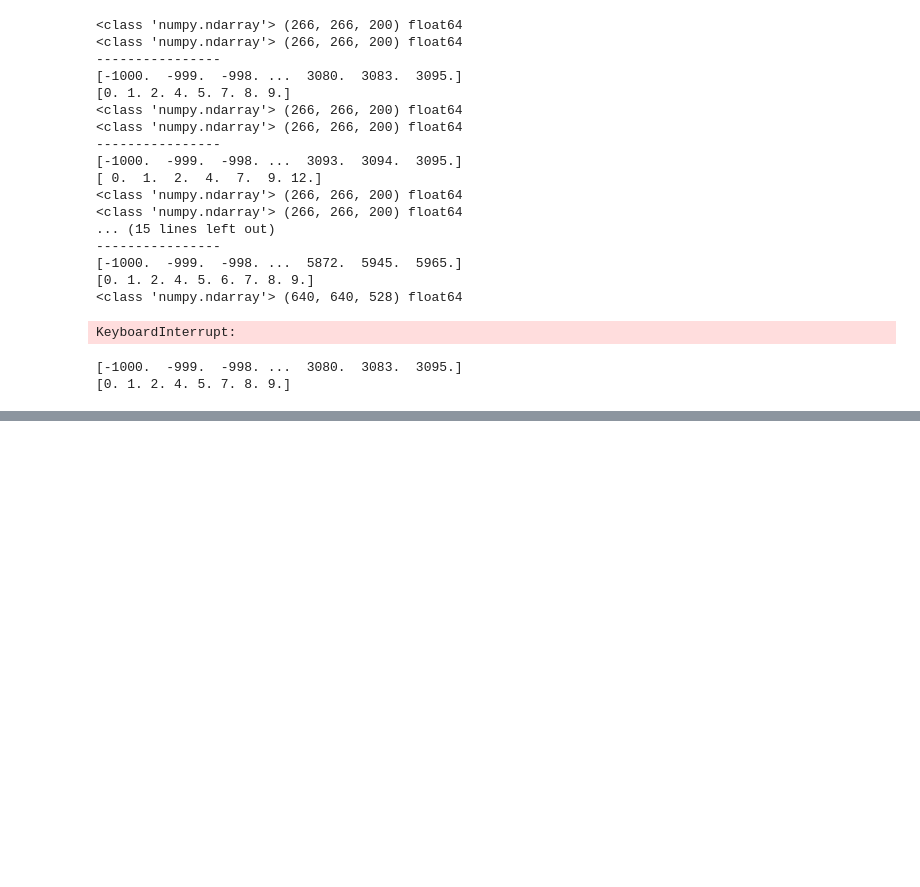
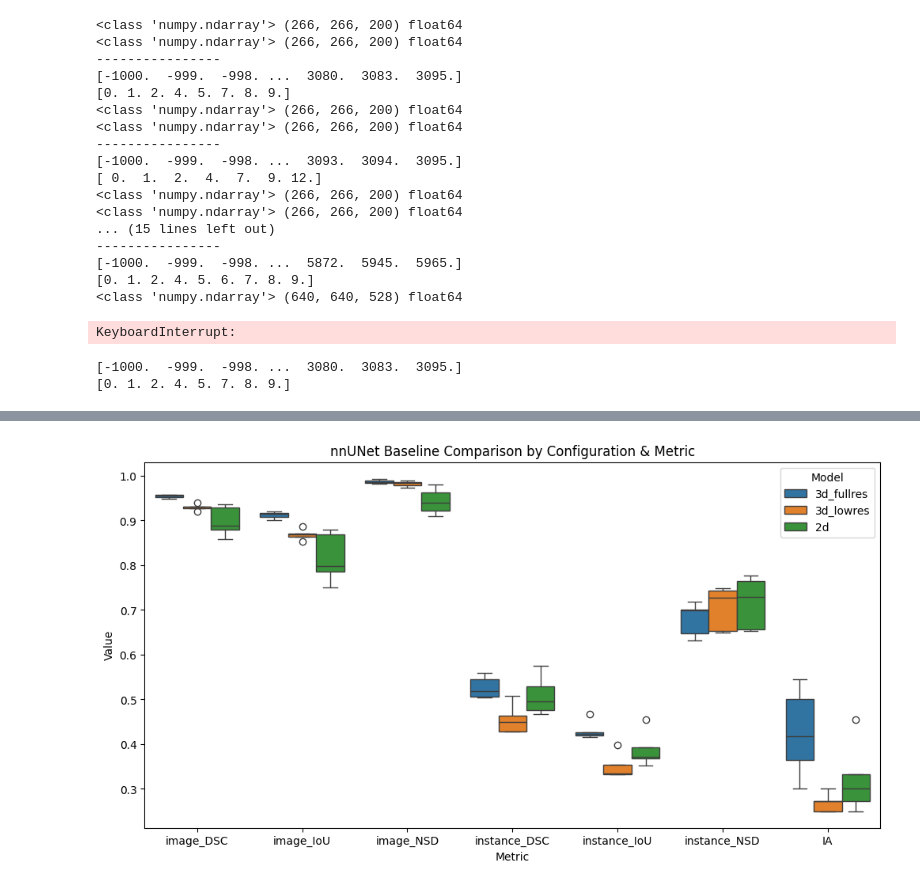
Before and after one commit to longcris04/STS2025, a Jupyter notebook: Data_Visualization/EDA.ipynb, the cells around one changed output, grey strips where cells are left out. Cells and saved outputs as stored; diff of their text form; code cells hidden in the pictures; blank space fills up the shorter version.

Commit message:
add visualization nnUNet baseline comparisons

```diff
--- a/Data_Visualization/EDA.ipynb
+++ b/Data_Visualization/EDA.ipynb
@@ -93,3 +96,12 @@ KeyboardInterrupt:
 # %% [output]
 [-1000.  -999.  -998. ...  3080.  3083.  3095.]
 [0. 1. 2. 4. 5. 7. 8. 9.]
+# %%
+nnUNet_baseline_path = "/home/22long.nh/Projects/STS2024/evaluation/3d/nnUNet_baseline/"
+nnUNet_3d_fullres_path = nnUNet_baseline_path + "3d_fullres/metrics.csv"
+nnUNet_3d_lowres_path = nnUNet_baseline_path + "3d_lowres/metrics.csv"
+nnUNet_2d_path = nnUNet_baseline_path + "2d/metrics.csv"
+
+df_3d_fullres = pd.read_csv(nnUNet_3d_fullres_path)
+df_3d_lowres = pd.read_csv(nnUNet_3d_lowres_path)
+df_2d = pd.read_csv(nnUNet_2d_path)
@@ -95,0 +135,26 @@ KeyboardInterrupt:
+# %%
+
+# Read your CSVs and add a column for model/config
+# df1 = pd.read_csv('model1.csv')
+df_3d_fullres['Model'] = '3d_fullres'
+# df2 = pd.read_csv('model2.csv')
+df_3d_lowres['Model'] = '3d_lowres'
+# df3 = pd.read_csv('model3.csv')
+df_2d['Model'] = '2d'
+
+# Combine
+df = pd.concat([df_3d_fullres, df_3d_lowres, df_2d], ignore_index=True)
+
+# Select only the metric columns you want to plot
+metrics = ['image_DSC', 'image_IoU', 'image_NSD', 'instance_DSC', 'instance_IoU', 'instance_NSD', 'IA']
+
+# Melt for seaborn
+df_melt = df.melt(id_vars=['Model'], value_vars=metrics, var_name='Metric', value_name='Value')
+
+# Plot
+plt.figure(figsize=(12, 6))
+sns.boxplot(x='Metric', y='Value', hue='Model', data=df_melt)
+plt.title('nnUNet Baseline Comparison by Configuration & Metric')
+plt.show()
+# %% [output]
+[figure, added]
```
Also changed, not shown: parts of 4 cells of this notebook.
